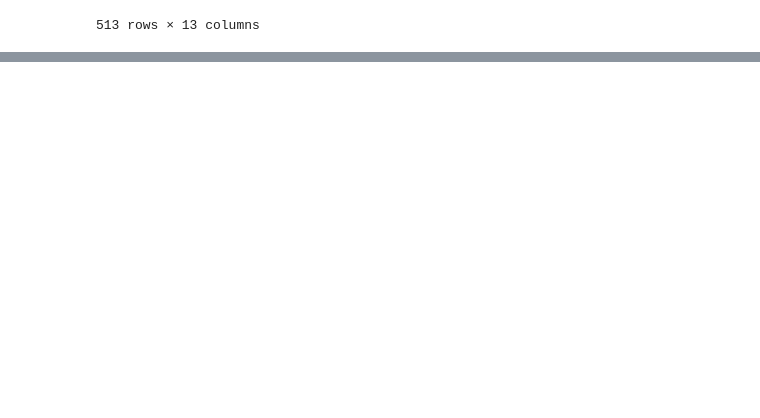
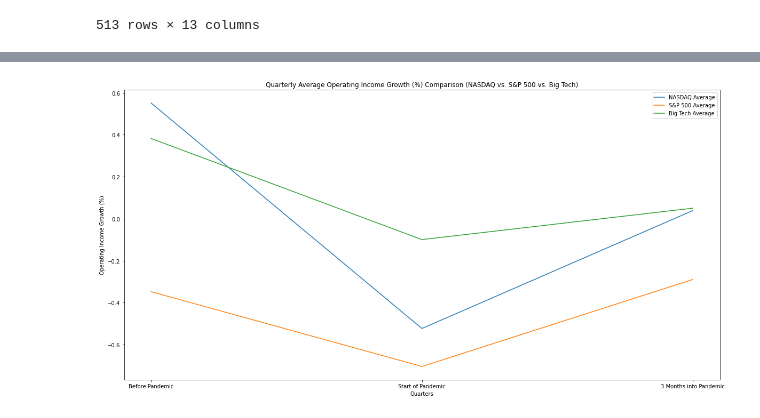
Before and after one commit to m1nsun9/Tech_Bubble_Analysis, a Jupyter notebook: Final_S&P_Data/S&P_Analysis.ipynb, the cells around one changed output, grey strips where cells are left out. Saved outputs shown, nothing was run; the diff lists cells and outputs as text; code cells hidden in the pictures; blank space fills up the shorter version.

```diff
--- a/Final_S&P_Data/S&P_Analysis.ipynb
+++ b/Final_S&P_Data/S&P_Analysis.ipynb
@@ -146,0 +185,27 @@ dtale.show(big_tech_df, ignore_duplicate=True)
+# %%
+# create the average Operating Income growth values for each quarter for both NASDAQ and S&P 500
+nasdaq_op_inc_values = [clean_nasdaq_df['Q1 Op Income Growth'].mean(), clean_nasdaq_df['Q2 Op Income Growth'].mean(),
+                     clean_nasdaq_df['Q3 Op Income Growth'].mean()]
+
+snp_op_inc_values = [clean_snp_df['Q1 Op Inc Growth'].mean(), clean_snp_df['Q2 Op Inc Growth'].mean(),
+                     clean_snp_df['Q3 Op Inc Growth'].mean()]
+
+big_tech_op_inc_values = [big_tech_df['Q1 Op Inc Growth'].mean(), big_tech_df['Q2 Op Inc Growth'].mean(),
+                         big_tech_df['Q3 Op Inc Growth'].mean()]
+
+quarters = ['Before Pandemic', 'Start of Pandemic', '3 Months into Pandemic']
+
+plt.subplots(figsize=(20, 10))
+plt.plot(quarters, nasdaq_op_inc_values, label='NASDAQ Average')
+plt.plot(quarters, snp_op_inc_values, label='S&P 500 Average')
+plt.plot(quarters, big_tech_op_inc_values, label='Big Tech Average')
+
+plt.xlabel('Quarters')
+plt.ylabel('Operating Income Growth (%)')
+plt.legend(loc='best')
+plt.title('Quarterly Average Operating Income Growth (%) Comparison (NASDAQ vs. S&P 500 vs. Big Tech)')
+
+plt.savefig('../graphs/op_inc_growth_comparison.png')
+plt.show()
+# %% [output]
+[figure, added]
```
Also changed, not shown: parts of 6 cells of this notebook, 5 other files.
